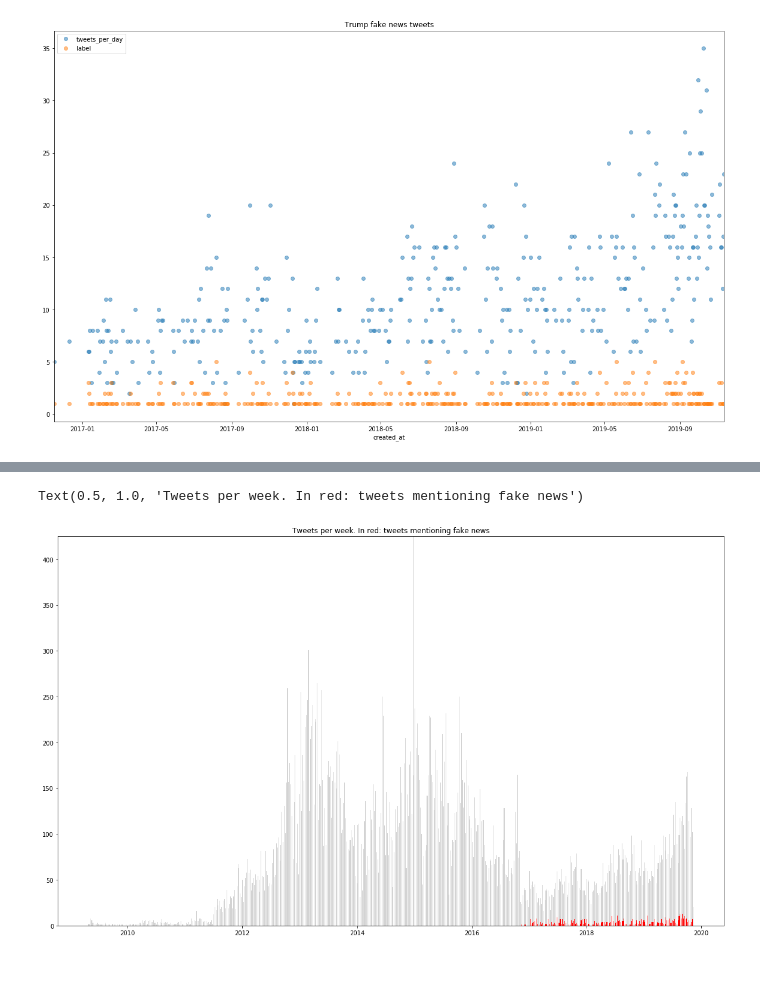
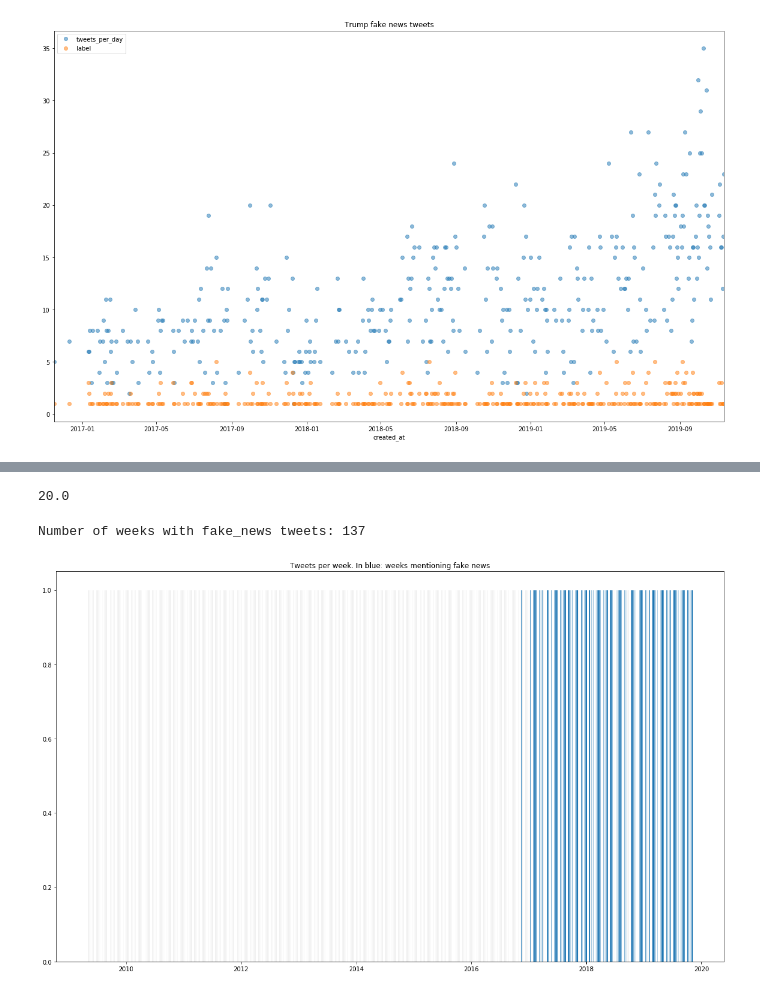
Before and after one commit to cmdelaserna/tweets-analysis, a Jupyter notebook: Fake News on Twitter.ipynb, the cells around one changed output, grey strips where cells are left out. Saved outputs shown, nothing was run; the diff lists cells and outputs as text; code cells hidden in the pictures.

Commit message:
data aggregated and visualized by week

```diff
--- a/Fake News on Twitter.ipynb
+++ b/Fake News on Twitter.ipynb
@@ -119,0 +138,5 @@ df.head()
+# %%
+# Create new df including only tweets with expressions
+df['fake_news'] = np.where(df['label'] > 0, 1, 0)
+df['all_records'] = 1
+df.head()
@@ -120,8 +150,18 @@ df.head()
+# %%
+plt.rcParams['figure.figsize'][0]
+# %% [output]
+20.0
 # %%
-plt.bar(df.week, df.id, width = 4, color = 'lightgray')
-plt.bar(df.week, df.label, width = 4, color = 'red')
-plt.ylim(0, df.id.max())
-plt.title("Tweets per week. In red: weeks mentioning fake news")
+# bar width
+spacing = 25
+wplot = len(df.week)/(plt.rcParams['figure.figsize'][0])-spacing
+
+#plot
+plt.bar(df.week, df.all_records, width = wplot, color = 'lightgray', alpha = 0.3)
+plt.bar(df.week, df.fake_news, width = wplot)
+plt.title("Tweets per week. In blue: weeks mentioning fake news")
+
+print('Number of weeks with fake_news tweets: {}'.format(df.fake_news.sum()))
 # %% [output]
-Text(0.5, 1.0, 'Tweets per week. In red: tweets mentioning fake news')
+Number of weeks with fake_news tweets: 137
-[figure, old version]
+[figure, new version]
```
Also changed, not shown: parts of 11 cells of this notebook.
